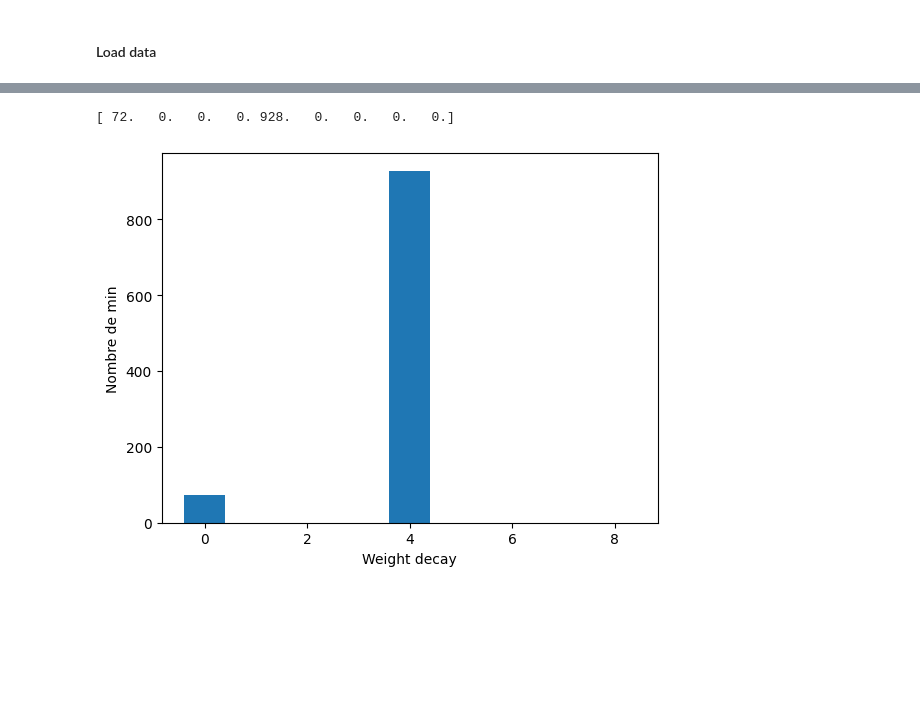
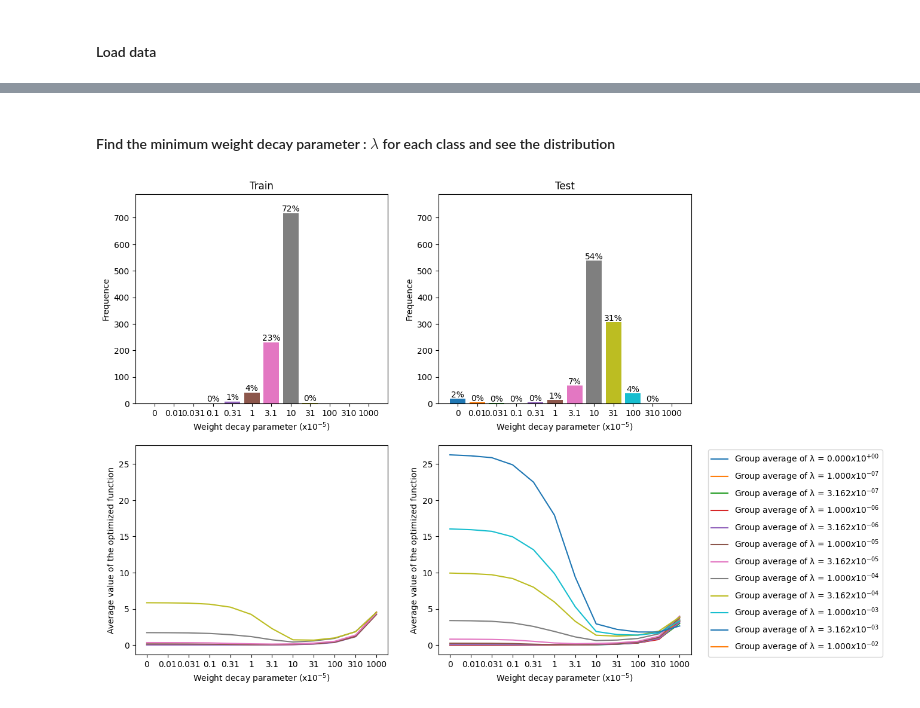
Before and after one commit to AlexisDeseure/A_guinea_pig_for_deep_learning_with_many_classes, a Jupyter notebook: notebooks/multinomial_logistic_regression_training_multiple_weight_decay.ipynb, the cells around one changed output, grey strips where cells are left out. Drawn from its saved outputs; the diff is of its cells as text; code cells hidden in the pictures; blank space fills up the shorter version.

```diff
--- a/notebooks/multinomial_logistic_regression_training_multiple_weight_decay.ipynb
+++ b/notebooks/multinomial_logistic_regression_training_multiple_weight_decay.ipynb
@@ -403,13 +458,67 @@ torch.Size([1000])
 # %%
-plt.figure()
-y=np.zeros(9)
-for i in range(1000):
-    y[inte[:,i].argmin().item()] += 1
-print(y)
-plt.bar(np.arange(len(y)),y )
-plt.xlabel("Weight decay")
-plt.ylabel("Nombre de min")
-plt.show()
+colors = sns.color_palette(n_colors=len(wd_conv))
+min_erreur_classe_wd_i_train = [[] for i in range(len(subdirectories))]
+min_erreur_classe_wd_i_test = [[] for i in range(len(subdirectories))]
+
+moy_wd_i_train = [torch.tensor([0.0 for j in range(len(subdirectories))]) for i in range(len(subdirectories))]
+moy_wd_i_test = [torch.tensor([0.0 for j in range(len(subdirectories))]) for i in range(len(subdirectories))]
+
+for i,c in enumerate(min_par_classe[0]):
+    min_erreur_classe_wd_i_train[c.item()].append(i)
+
+for i,c in enumerate(min_par_classe[1]):
+    min_erreur_classe_wd_i_test[c.item()].append(i)
+
+
+for i in range(len(subdirectories)):
+    for j in range(len(subdirectories)):
+        moy_wd_i_train[i][j] = torch.mean(mean_loss_class_train[j][89,min_erreur_classe_wd_i_train[i]]).item()
+        moy_wd_i_test[i][j] = torch.mean(mean_loss_class_test[j][89,min_erreur_classe_wd_i_test[i]]).item()
-# %% [output]
-[ 72.   0.   0.   0. 928.   0.   0.   0.   0.]
-[figure, removed]
+# %% [markdown]
+#### Find the minimum weight decay parameter : $\lambda$ for each class and see the distribution
+# %%
+fig, axes = plt.subplots(2, 2, figsize=(12, 10))
+wd_conv_text = [f"{i}" for i in wd_conv]
+
+count = [[0 for i in range(len(wd_conv))], [0 for i in range(len(wd_conv))]]
+
+for i in range(2):
+    for e in min_par_classe[i]:
+        count[i][e.item()] += 1
+
+    bars = axes[0,i].bar(wd_conv_text, count[i], color = colors)
+    axes[0, i].set_ylim(0, max(max(count[0]),max(count[1])) + 0.1 * max(max(count[0]),max(count[1])))
+    axes[0, i].set_xlabel("Weight decay parameter (x$10^{-5}$)")
+    axes[0, i].set_ylabel("Frequence")
+    if (i == 0):
+        axes[0, i].set_title("Train")
+    else:
+        axes[0, i].set_title("Test")
+
+
+total = [sum(count[0]),sum(count[1])]
+
+for index in range(2):
+    for i, value in enumerate(count[index]):
+        if value != 0:
+            percentage = value / total[index] * 100
+            axes[0,index].text(i, value + 0.01 * max(count[index]), f'{percentage:.0f}%', ha="center")
+
+
+for index in range(2):
+    for i in range(len(wd_conv)):
+        axes[1, index].set_xlabel("Weight decay parameter (x$10^{-5}$)")
+        axes[1, index].set_ylabel("Average value of the optimized function")
+        axes[1, index].set_xticks(x, wd_conv)
+        if (index == 0):
+            axes[1,index].plot(moy_wd_i_train[i],color=colors[i],label=f"Group average of λ = {subdirectories[i][-9:-4]}" + "$x10^{" + "{}".format(subdirectories[i][-3:]) +"}$")
+        else:
+            axes[1,index].plot(moy_wd_i_test[i],color=colors[i],label=f"Group average of λ = {subdirectories[i][-9:-4]}" + "$x10^{" + "{}".format(subdirectories[i][-3:]) +"}$")
+
+#same scale
+ylim1 = axes[1,1].get_ylim()
+axes[1,0].set_ylim(ylim1)
+plt.legend(bbox_to_anchor=(1.05, 1), loc='upper left')
+plt.show()
+# %% [output]
+[figure, added]
```
Also changed, not shown: parts of 13 cells of this notebook, 2 other files.
